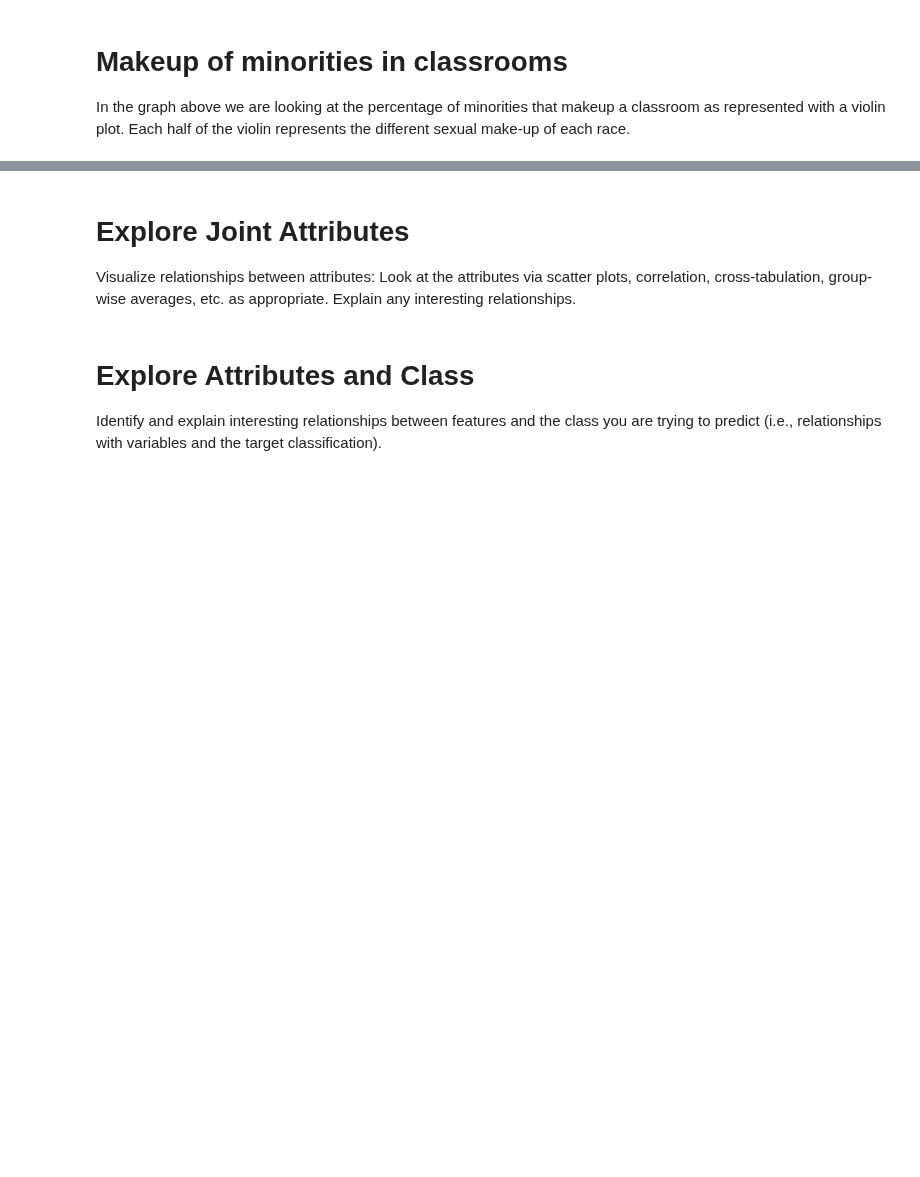
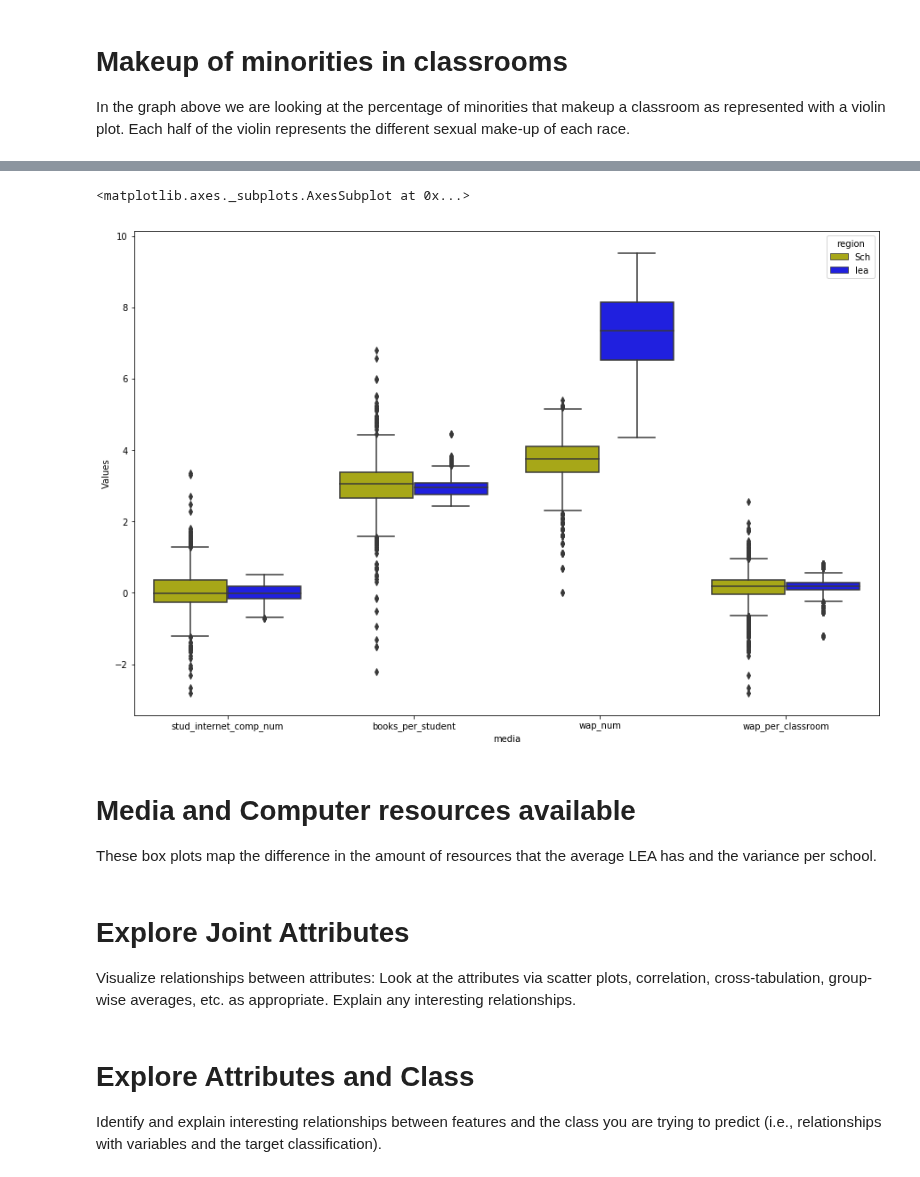
Before and after one commit to stmillett/MSDS7331_NorthCarolinaDataset, a Jupyter notebook: Data Mining - Lab 1.ipynb, the cells around one changed output, grey strips where cells are left out. Cells and saved outputs as stored; diff of their text form; code cells hidden in the pictures; blank space fills up the shorter version.

```diff
--- a/Data Mining - Lab 1.ipynb
+++ b/Data Mining - Lab 1.ipynb
@@ -148,3 +136,18 @@ sns.violinplot(ax=ax,x='race',y='values',hue='sex',data=sex_teacher_columns,spli
 # Makeup of minorities in classrooms
 
 In the graph above we are looking at the percentage of minorities that makeup a classroom as represented with a violin plot. Each half of the violin represents the different sexual make-up of each race.
+# %%
+support_col = school_data.filter(regex=('wap|books|stud_internet')).columns
+support_columns = school_data[support_col].melt(var_name='col',value_name='Values')
+
+support_columns = support_columns[support_columns['Values']!=0]
+
+support_columns['Values'] = support_columns['Values'].apply(lambda value: math.log(value))
+
+
+#support_columns['media'] = sex_teacher_columns['col'].apply(lambda name: 'Female' if re.search('Female',name) else 'Male')
+
+support_columns['region'] = support_columns['col'].apply(lambda name: prefixsearch(name, "Sch", '^\S*','_wap|_books|_stud_int'))
+support_columns['media'] = support_columns['col'].apply(lambda name: re.sub('lea_','',name) if re.search('lea',name) else name )
+
+print(support_columns.sample(20))
@@ -151,3 +172,13 @@ In the graph above we are looking at the percentage of minorities that makeup a
+# %%
+a4_dims = (15, 10)
+fig, ax = plt.subplots(figsize=a4_dims)
+sns.boxplot(ax=ax,x='media',y='Values',hue='region',data=support_columns,palette={"lea": "b", "Sch": "y"})
+# %% [output]
+<matplotlib.axes._subplots.AxesSubplot at 0x...>
+[figure, added]
+# %% [markdown]
+# Media and Computer resources available
+These box plots map the difference in the amount of resources that the average LEA has and the variance per school.
 # %% [markdown]
 # Explore Joint Attributes
 
```
Also changed, not shown: parts of 7 cells of this notebook.
